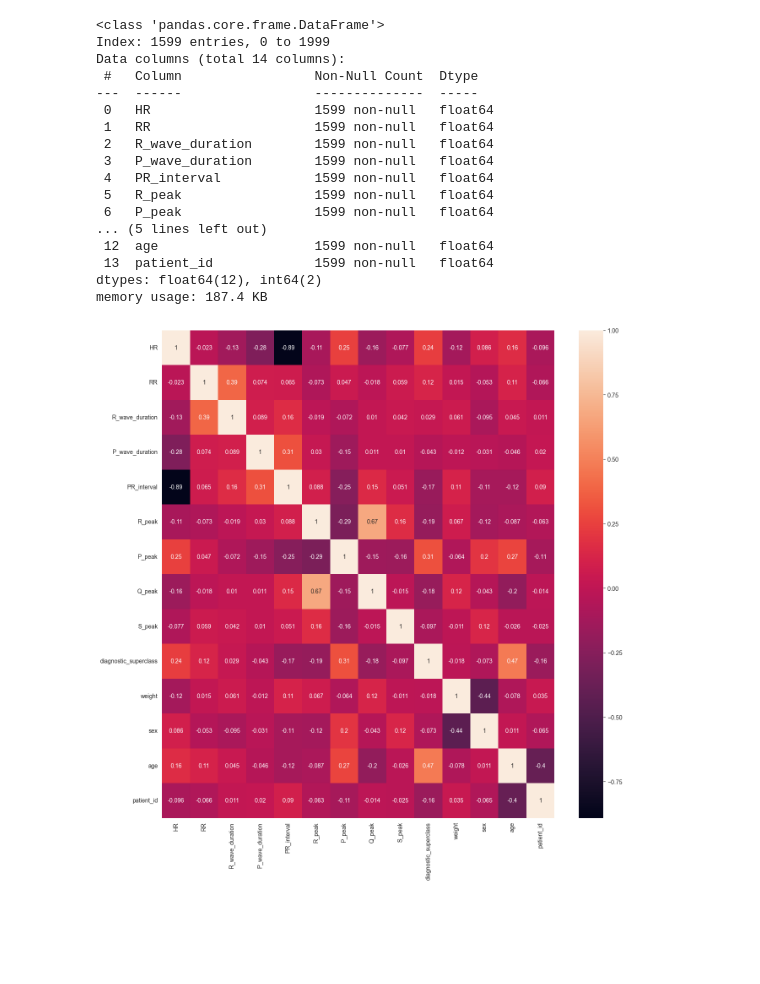
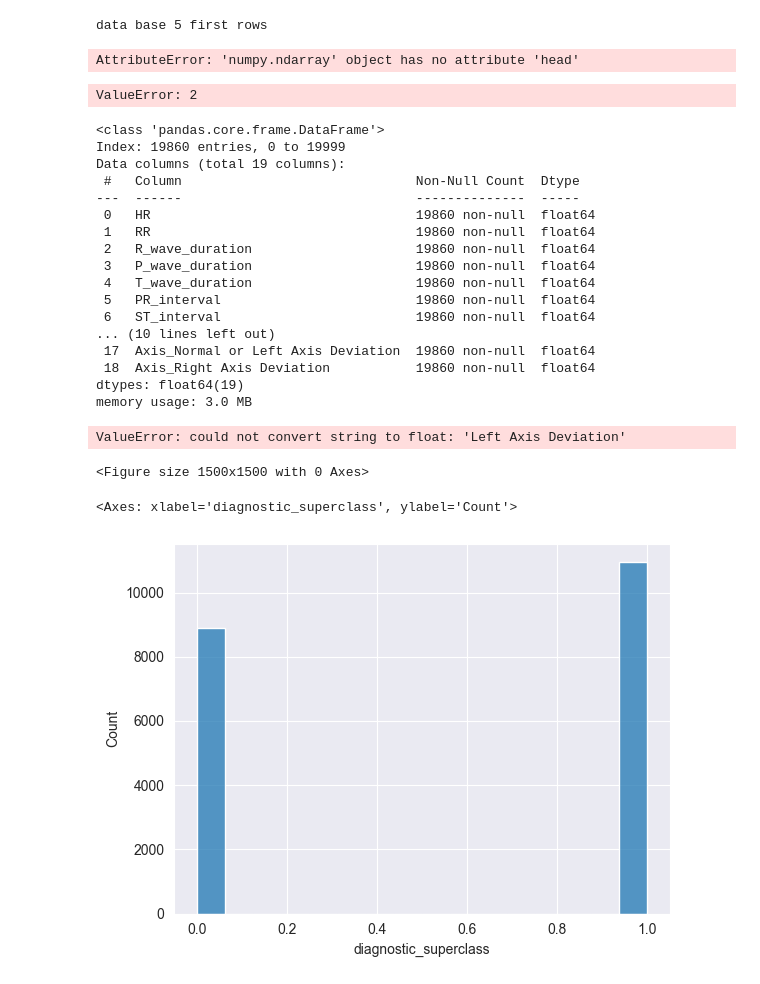
Before and after one commit to Soroushsrd/News-Sentiment-Analysis, a Jupyter notebook: PTB_XL/PTB_XL_machine_learning.ipynb, the cells around one changed output. Saved outputs shown, nothing was run; the diff lists cells and outputs as text; code cells hidden in the pictures; blank space fills up the shorter version.

```diff
--- a/PTB_XL/PTB_XL_machine_learning.ipynb
+++ b/PTB_XL/PTB_XL_machine_learning.ipynb
@@ -4,5 +9,4 @@ import numpy as np
 import seaborn as sns
 import matplotlib.pyplot as plt
 # %%
-df=pd.read_csv(r"C:\Users\Lenovo\PycharmProjects\pythonProject\extracted_features.csv")
-df.head(10)
+df=pd.read_csv(r"C:\Users\Lenovo\PycharmProjects\pythonProject\PTB_XL\ECG_Feature_Extraction\k20_extracted_features.csv")
@@ -21,25 +13,60 @@ df.head(10)
+# %%
+#Lets check out the dataset first
+print('data base 5 first rows \n')
+display(df.head())
+print('\n')
+print('data base information \n')
+display(df.info())
+print('\n')
+print('data base nan values')
+display(df.isna().sum())
+print('\n database unique values for each column\n')
+categorical_columns = df.select_dtypes(include=['object']).columns.tolist()
+intcolumns=df.select_dtypes(include=['float64','int64']).columns.tolist()
+for i in categorical_columns:
+    print(f'{i}')
+    display(df[i].nunique())
+    display(df[i].unique())
+# %% [output]
+data base 5 first rows
+AttributeError: 'numpy.ndarray' object has no attribute 'head'
+# %%
+df = pd.get_dummies(df, columns=categorical_columns)
+df=df.astype(float)
+df.head()
+# %% [output]
+ValueError: 2
+# %%
+df['weight']=df['weight'].fillna(df['weight'].median())
+df.dropna(inplace=True)
+df.info()
+# %% [output]
+<class 'pandas.core.frame.DataFrame'>
+Index: 19860 entries, 0 to 19999
+Data columns (total 19 columns):
+ #   Column                              Non-Null Count  Dtype
+---  ------                              --------------  -----
+ 0   HR                                  19860 non-null  float64
+ 1   RR                                  19860 non-null  float64
+ 2   R_wave_duration                     19860 non-null  float64
+ 3   P_wave_duration                     19860 non-null  float64
+ 4   T_wave_duration                     19860 non-null  float64
+ 5   PR_interval                         19860 non-null  float64
+ 6   ST_interval                         19860 non-null  float64
+... (10 lines left out)
+ 17  Axis_Normal or Left Axis Deviation  19860 non-null  float64
+ 18  Axis_Right Axis Deviation           19860 non-null  float64
+dtypes: float64(19)
+memory usage: 3.0 MB
 # %%
 plt.figure(figsize=(15,15))
 sns.heatmap(df.corr(),annot=True)
-df.dropna(inplace=True)
-df.info()
 # %% [output]
-<class 'pandas.core.frame.DataFrame'>
-Index: 1599 entries, 0 to 1999
-Data columns (total 14 columns):
- #   Column                 Non-Null Count  Dtype
----  ------                 --------------  -----
- 0   HR                     1599 non-null   float64
- 1   RR                     1599 non-null   float64
- 2   R_wave_duration        1599 non-null   float64
- 3   P_wave_duration        1599 non-null   float64
- 4   PR_interval            1599 non-null   float64
- 5   R_peak                 1599 non-null   float64
- 6   P_peak                 1599 non-null   float64
-... (5 lines left out)
- 12  age                    1599 non-null   float64
- 13  patient_id             1599 non-null   float64
-dtypes: float64(12), int64(2)
-memory usage: 187.4 KB
+ValueError: could not convert string to float: 'Left Axis Deviation'
-[figure, removed]
+<Figure size 1500x1500 with 0 Axes>
+# %%
+sns.histplot(df['diagnostic_superclass'])
+# %% [output]
+<Axes: xlabel='diagnostic_superclass', ylabel='Count'>
+[figure, added]
 # %%
```
Also changed, not shown: parts of 51 cells of this notebook, 2 other files.
